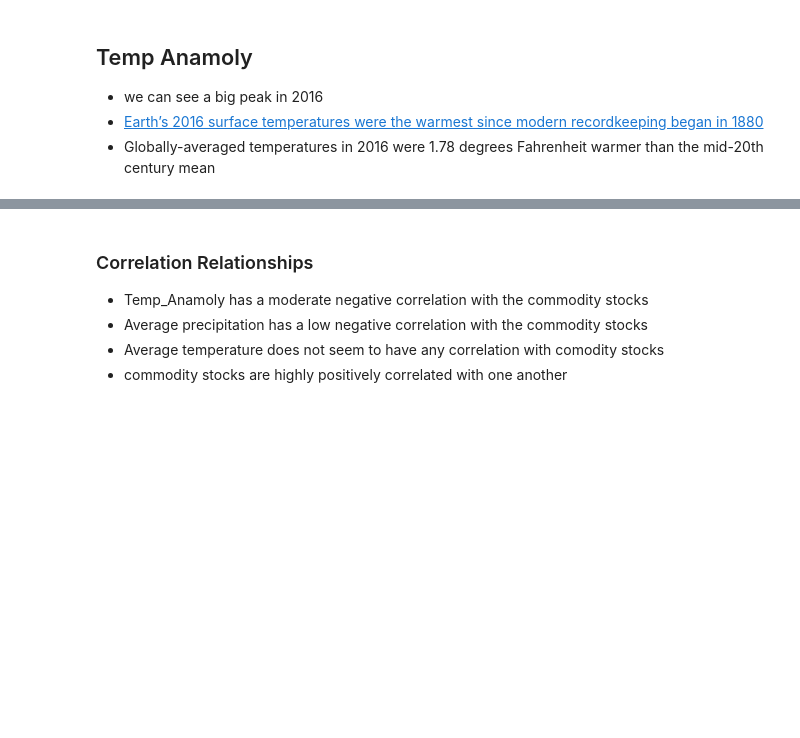
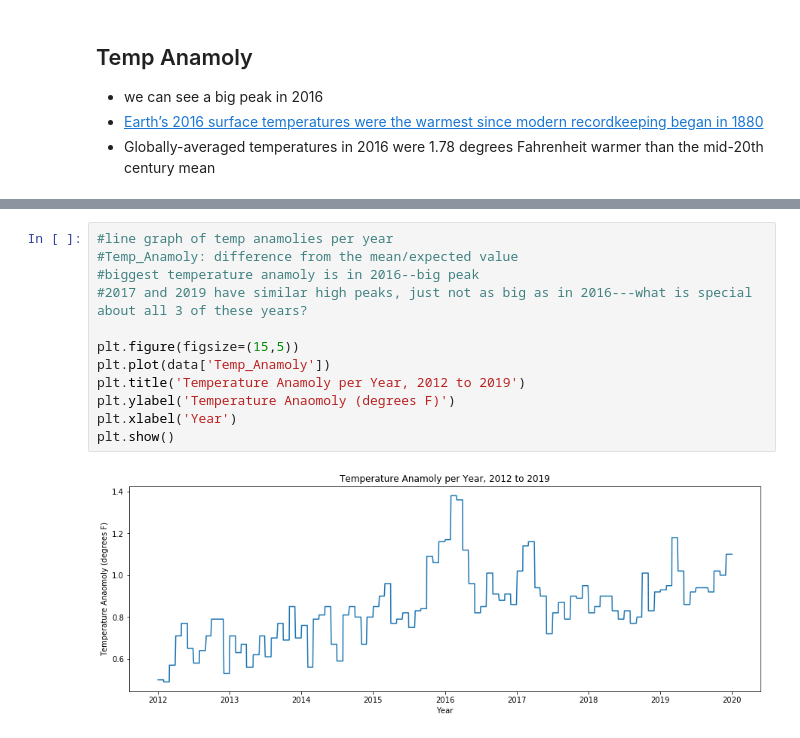
Before and after one commit to megankuscsik/Capstone-Project, a Jupyter notebook: EDA.ipynb, the cells around one changed output, grey strips where cells are left out. Drawn from its saved outputs; the diff is of its cells as text; blank space fills up the shorter version.

```diff
--- a/EDA.ipynb
+++ b/EDA.ipynb
@@ -311,6 +247,14 @@ Text(0.5,1,'Correlation Heatmap')
-# %% [markdown]
-### Correlation Relationships
-- Temp_Anamoly has a moderate negative correlation with the commodity stocks
-- Average precipitation has a low negative correlation with the commodity stocks
-- Average temperature does not seem to have any correlation with comodity stocks
-- commodity stocks are highly positively correlated with one another
+# %%
+#line graph of temp anamolies per year
+#Temp_Anamoly: difference from the mean/expected value
+#biggest temperature anamoly is in 2016--big peak
+#2017 and 2019 have similar high peaks, just not as big as in 2016---what is special about all 3 of these years?
+
+plt.figure(figsize=(15,5))
+plt.plot(data['Temp_Anamoly'])
+plt.title('Temperature Anamoly per Year, 2012 to 2019')
+plt.ylabel('Temperature Anaomoly (degrees F)')
+plt.xlabel('Year')
+plt.show()
+# %% [output]
+[figure, added]
```
Also changed, not shown: parts of 40 cells of this notebook, 2 other files.
